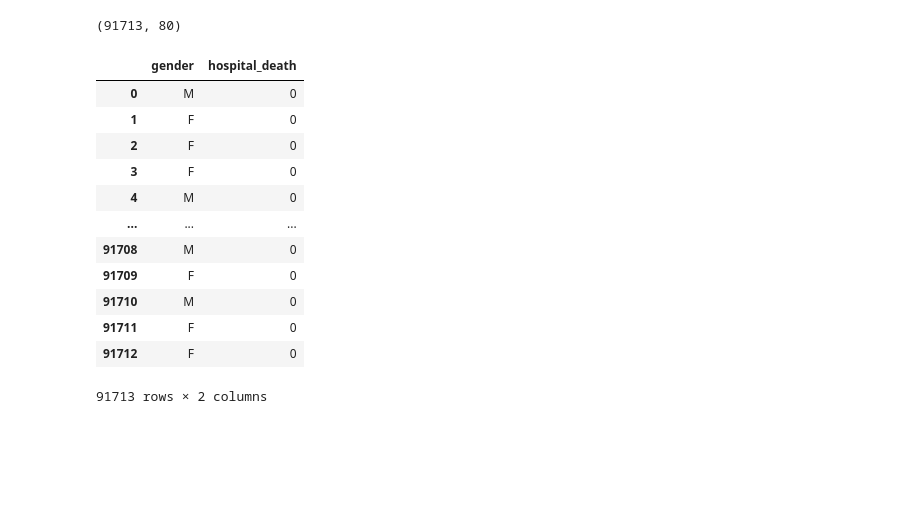
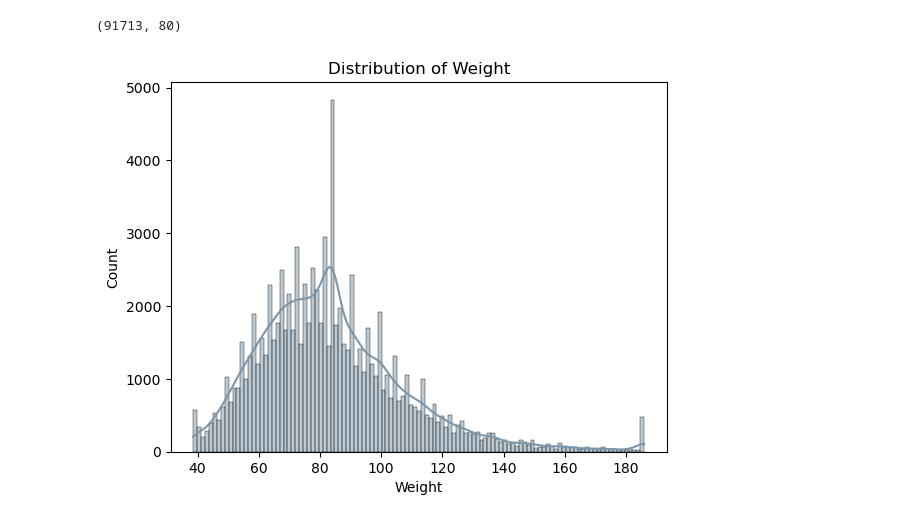
Before and after one commit to EmileJ11/MachineLearning, a Jupyter notebook: ml.ipynb, the cells around one changed output. Drawn from its saved outputs; the diff is of its cells as text; code cells hidden in the pictures; blank space fills up the shorter version.

```diff
--- a/ml.ipynb
+++ b/ml.ipynb
@@ -101,19 +102,20 @@ memory usage: 56.0+ MB
 df.shape
 # %% [output]
 (91713, 80)
+# %%
+# Create a histogram with a kernel density estimate for the 'age' column
+sns.histplot(df['weight'], kde=True, color="#7C96AB")
+
+# Label the x-axis and y-axis
+plt.xlabel("Weight")
+plt.ylabel("Count")
+
+# Set the title of the plot
+plt.title("Distribution of Weight")
+
+# Display the plot
+plt.show()
+# %% [output]
+[figure, added]
 # %%
-gender = df[['gender','hospital_death']]
+M_0, F_0, M_1, F_1 = df[['gender','hospital_death']].value_counts()
-# %% [output]
-|  | gender | hospital_death |
-| 0 | M | 0 |
-| 1 | F | 0 |
-| 2 | F | 0 |
-| 3 | F | 0 |
-| 4 | M | 0 |
-| ... | ... | ... |
-| 91708 | M | 0 |
-| 91709 | F | 0 |
-| 91710 | M | 0 |
-| 91711 | F | 0 |
-| 91712 | F | 0 |
-91713 rows × 2 columns
```
Also changed, not shown: parts of 2 cells of this notebook.
